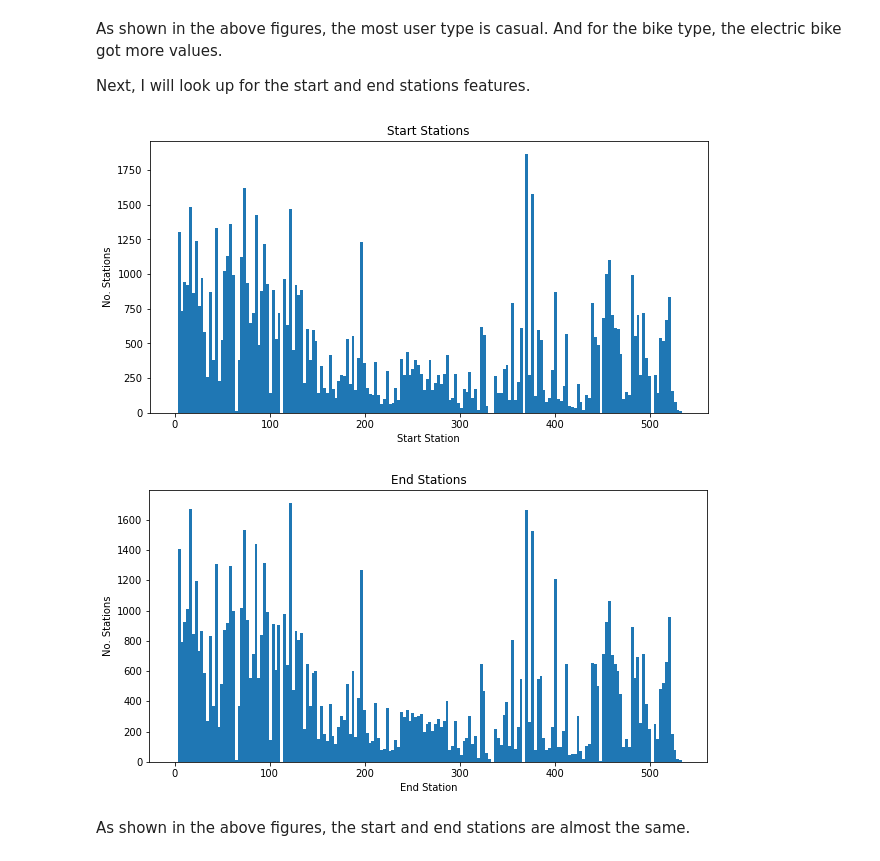
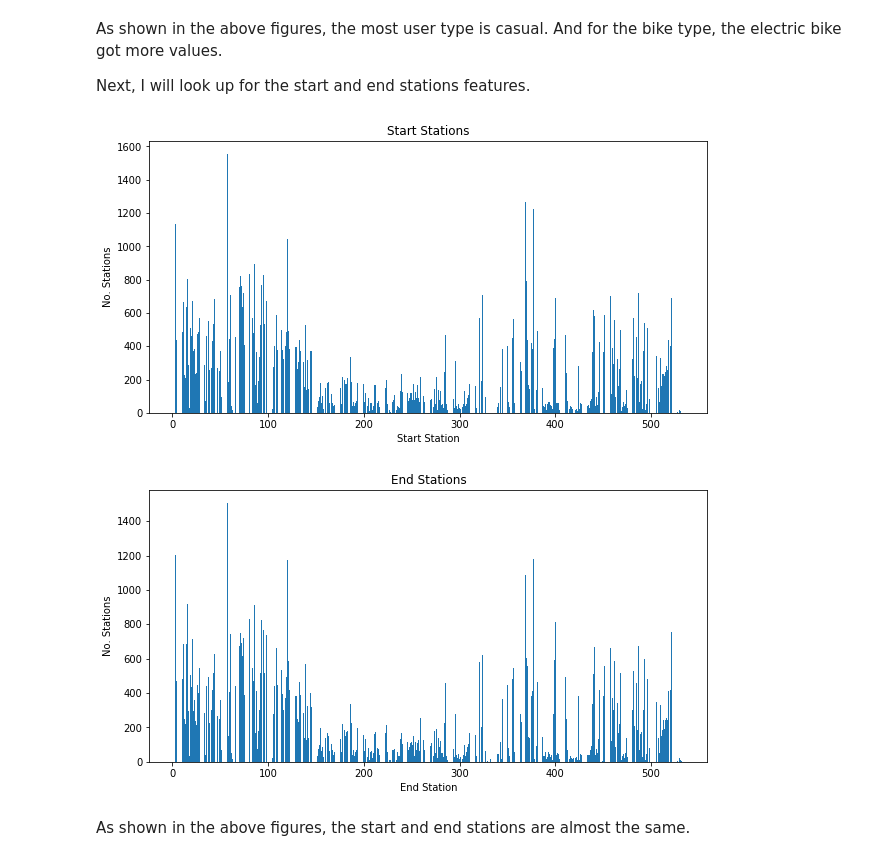
Before and after one commit to osailansamar/Udacity_DataAnalysis_CommunicateDataFindings, a Jupyter notebook: exploration_template.ipynb, the cells around one changed output. Saved outputs shown, nothing was run; the diff lists cells and outputs as text; code cells hidden in the pictures.

```diff
--- a/exploration_template.ipynb
+++ b/exploration_template.ipynb
@@ -161,29 +161,23 @@ As shown in the above figures, the most user type is casual. And for the bike ty
 
 Next, I will look up for the start and end stations features.
 # %%
-binsize = 3
-bins = np.arange(0, df['start_station_id'].astype(float).max()+binsize, binsize)
-
 plt.figure(figsize=[10, 5])
-plt.hist(data = df.dropna(), x = 'start_station_id', bins = bins)
+plt.bar(x = df.start_station_id.value_counts().keys(), height = df.start_station_id.value_counts() )
 plt.title('Start Stations')
 plt.xlabel('Start Station')
 plt.ylabel('No. Stations')
 plt.show()
 # %% [output]
-[figure, old version]
+[figure, new version]
 # %%
-binsize = 3
-bins = np.arange(0, df['end_station_id'].astype(float).max()+binsize, binsize)
-
 plt.figure(figsize=[10, 5])
-plt.hist(data = df.dropna(), x = 'end_station_id', bins = bins)
+plt.bar(x = df.end_station_id.value_counts().keys(), height = df.end_station_id.value_counts() )
 plt.title('End Stations')
 plt.xlabel('End Station')
 plt.ylabel('No. Stations')
 plt.show()
 # %% [output]
-[figure, old version]
+[figure, new version]
 # %% [markdown]
 As shown in the above figures, the start and end stations are almost the same.
 # %% [markdown]
```
Also changed, not shown: parts of 10 cells of this notebook, 4 other files.
